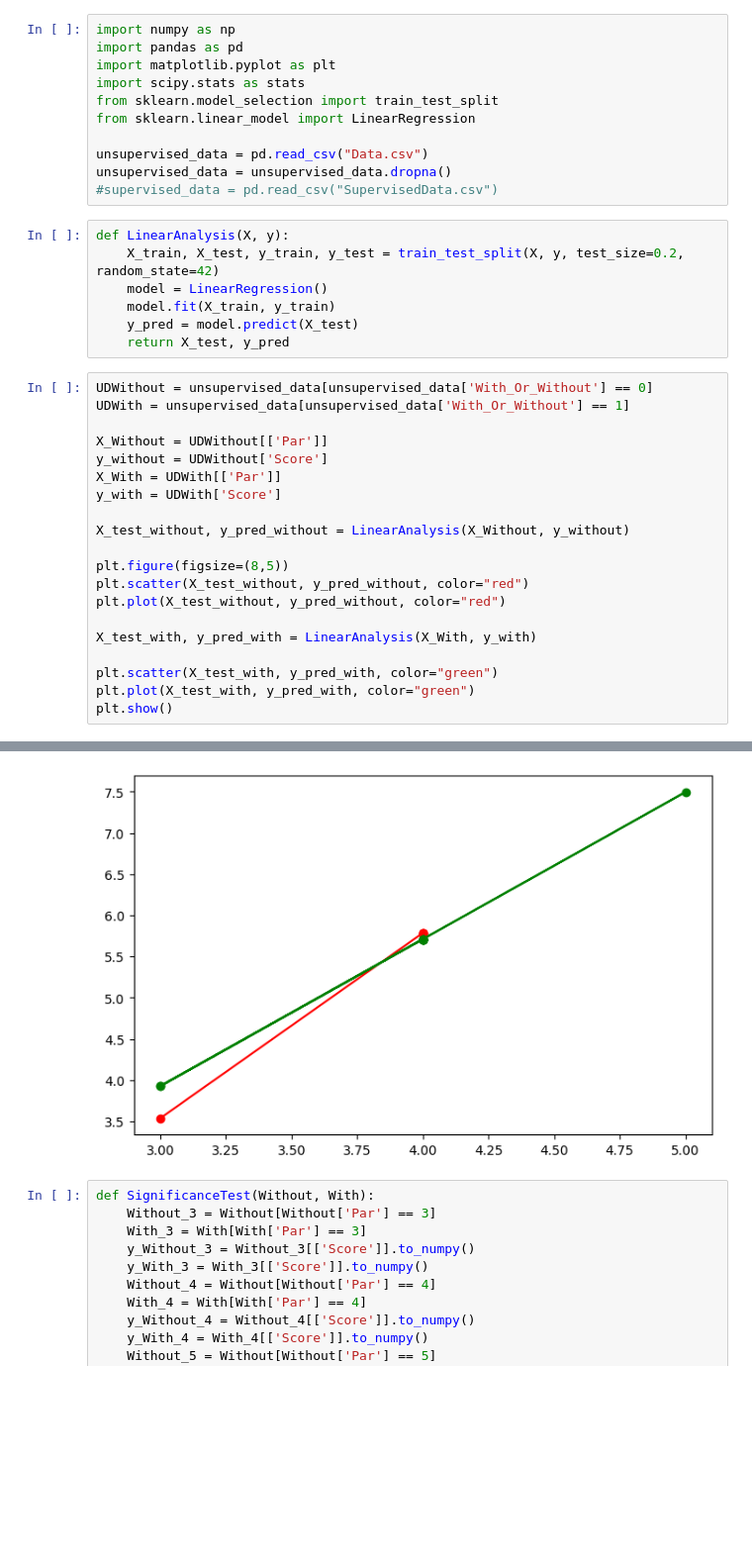
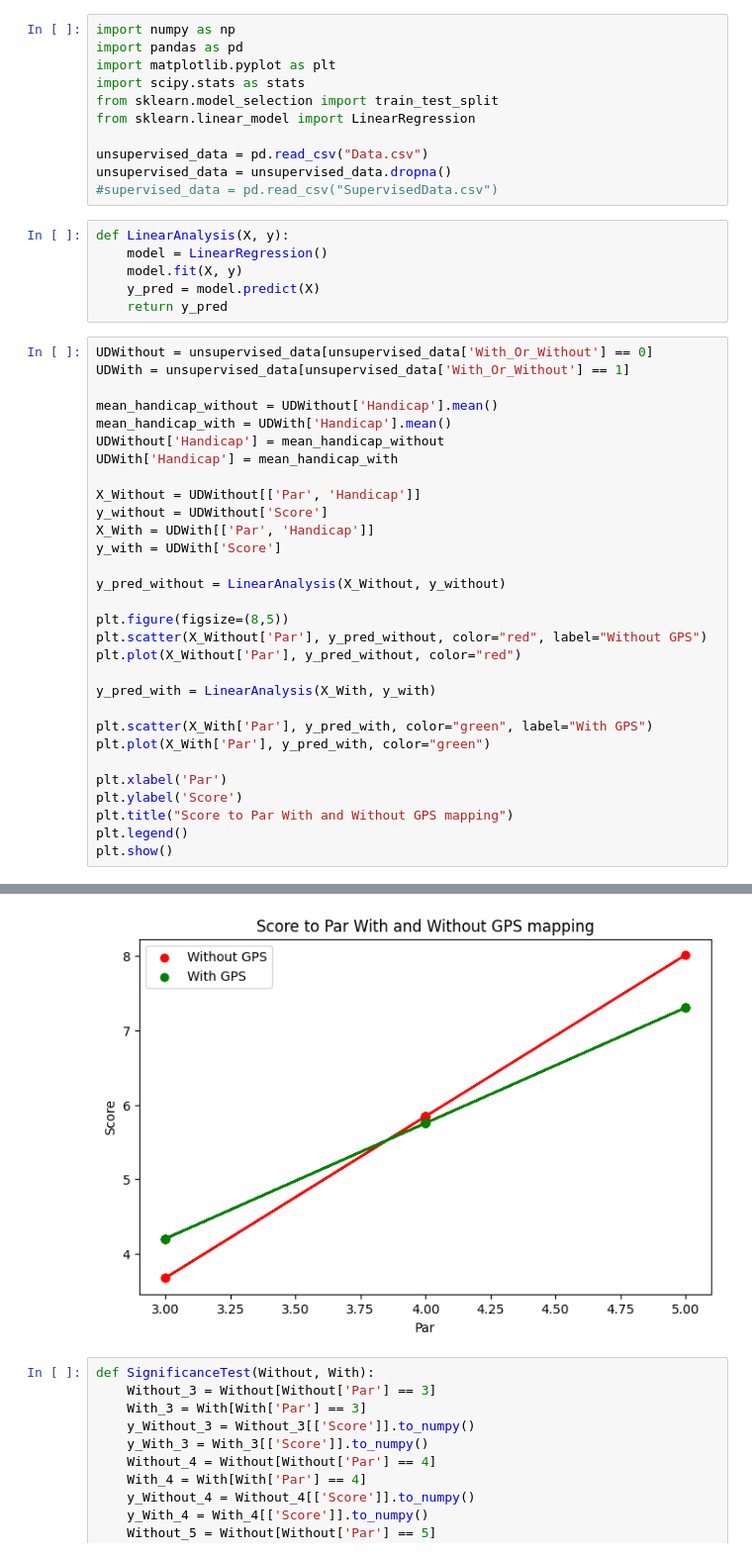
Before and after one commit to Bartsimho/DissAnalysis, a Jupyter notebook: Analysis.ipynb, the cells around one changed output, grey strips where cells are left out. Shown at 99% size. Drawn from its saved outputs; the diff is of its cells as text; blank space fills up the shorter version.

Commit message:
Handicaps used now averaged

```diff
--- a/Analysis.ipynb
+++ b/Analysis.ipynb
@@ -22,29 +22,38 @@ unsupervised_data = unsupervised_data.dropna()
 #supervised_data = pd.read_csv("SupervisedData.csv")
 # %%
 def LinearAnalysis(X, y):
-    X_train, X_test, y_train, y_test = train_test_split(X, y, test_size=0.2, random_state=42)
     model = LinearRegression()
-    model.fit(X_train, y_train)
-    y_pred = model.predict(X_test)
-    return X_test, y_pred
+    model.fit(X, y)
+    y_pred = model.predict(X)
+    return y_pred
 # %%
 UDWithout = unsupervised_data[unsupervised_data['With_Or_Without'] == 0]
 UDWith = unsupervised_data[unsupervised_data['With_Or_Without'] == 1]
 
-X_Without = UDWithout[['Par']]
+mean_handicap_without = UDWithout['Handicap'].mean()
+mean_handicap_with = UDWith['Handicap'].mean()
+UDWithout['Handicap'] = mean_handicap_without
+UDWith['Handicap'] = mean_handicap_with
+
+X_Without = UDWithout[['Par', 'Handicap']]
 y_without = UDWithout['Score']
-X_With = UDWith[['Par']]
+X_With = UDWith[['Par', 'Handicap']]
 y_with = UDWith['Score']
 
-X_test_without, y_pred_without = LinearAnalysis(X_Without, y_without)
+y_pred_without = LinearAnalysis(X_Without, y_without)
 
 plt.figure(figsize=(8,5))
-plt.scatter(X_test_without, y_pred_without, color="red")
-plt.plot(X_test_without, y_pred_without, color="red")
+plt.scatter(X_Without['Par'], y_pred_without, color="red", label="Without GPS")
+plt.plot(X_Without['Par'], y_pred_without, color="red")
 
-X_test_with, y_pred_with = LinearAnalysis(X_With, y_with)
+y_pred_with = LinearAnalysis(X_With, y_with)
 
-plt.scatter(X_test_with, y_pred_with, color="green")
-plt.plot(X_test_with, y_pred_with, color="green")
+plt.scatter(X_With['Par'], y_pred_with, color="green", label="With GPS")
+plt.plot(X_With['Par'], y_pred_with, color="green")
+
+plt.xlabel('Par')
+plt.ylabel('Score')
+plt.title("Score to Par With and Without GPS mapping")
+plt.legend()
 plt.show()
 # %% [output]
@@ -51,4 +70,4 @@ plt.show()
-[figure, old version]
+[figure, new version]
 # %%
 def SignificanceTest(Without, With):
     Without_3 = Without[Without['Par'] == 3]
```
Also changed, not shown: parts of 1 cell of this notebook.
